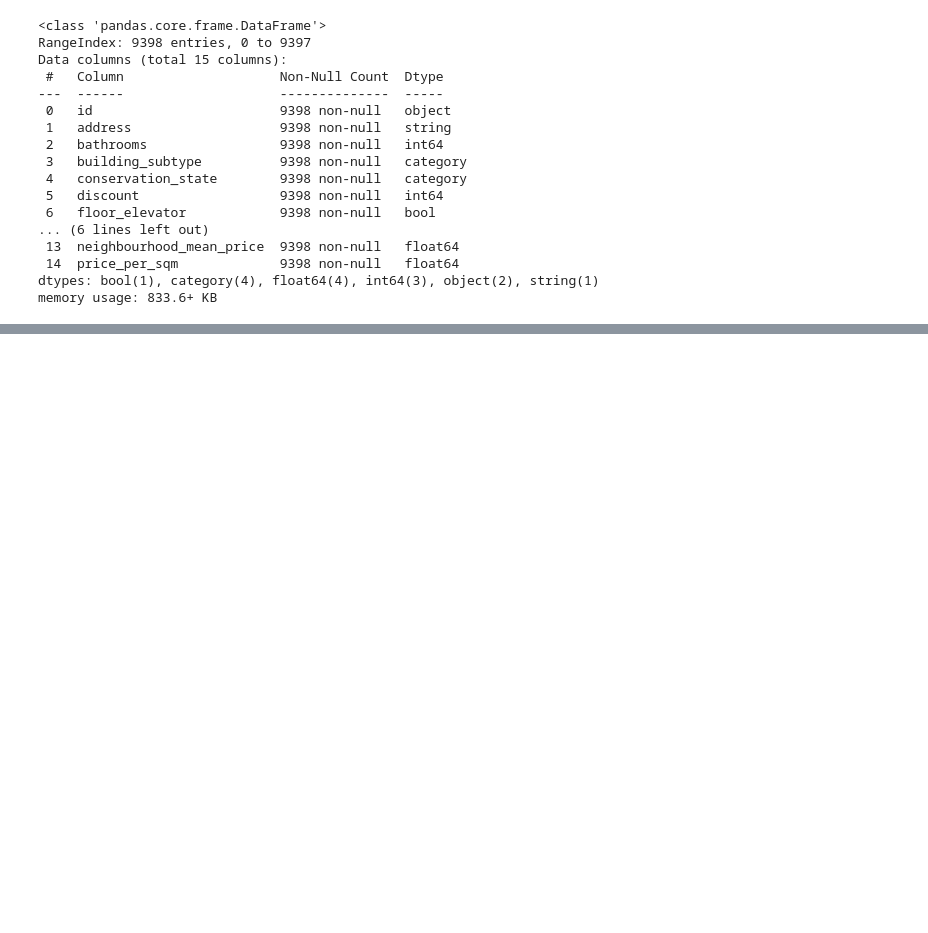
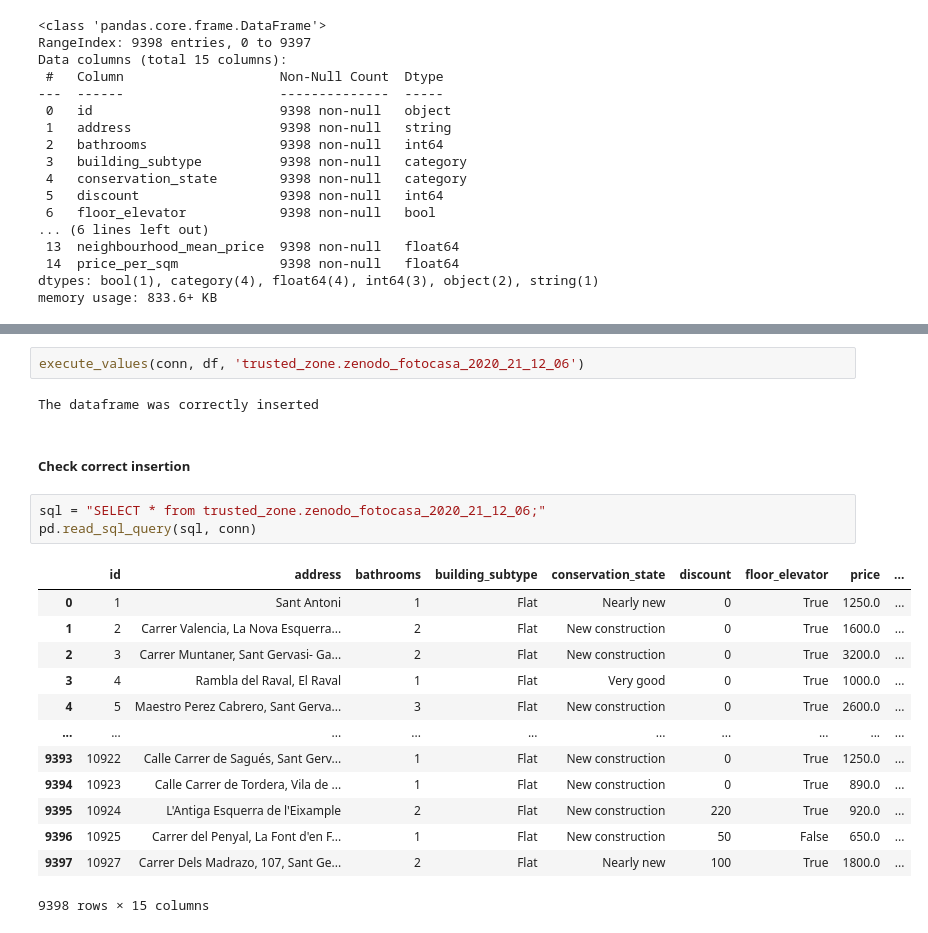
Before and after one commit to jordi-cluet/ADSDB-EtE-Project, a Jupyter notebook: format_housing.ipynb, the cells around one changed output, grey strips where cells are left out. Drawn from its saved outputs; the diff is of its cells as text; blank space fills up the shorter version.

Commit message:
Load housing table into trusted zone

```diff
--- a/format_housing.ipynb
+++ b/format_housing.ipynb
@@ -680,0 +737,23 @@ memory usage: 833.6+ KB
+# %%
+execute_values(conn, df, 'trusted_zone.zenodo_fotocasa_2020_21_12_06')
+# %% [output]
+The dataframe was correctly inserted
+# %% [markdown]
+##### Check correct insertion
+# %%
+sql = "SELECT * from trusted_zone.zenodo_fotocasa_2020_21_12_06;"
+pd.read_sql_query(sql, conn)
+# %% [output]
+|  | id | address | bathrooms | building_subtype | conservation_state | discount | floor_elevator | price | ... |
+| 0 | 1 | Sant Antoni | 1 | Flat | Nearly new | 0 | True | 1250.0 | ... |
+| 1 | 2 | Carrer Valencia, La Nova Esquerra... | 2 | Flat | New construction | 0 | True | 1600.0 | ... |
+| 2 | 3 | Carrer Muntaner, Sant Gervasi- Ga... | 2 | Flat | New construction | 0 | True | 3200.0 | ... |
+| 3 | 4 | Rambla del Raval, El Raval | 1 | Flat | Very good | 0 | True | 1000.0 | ... |
+| 4 | 5 | Maestro Perez Cabrero, Sant Gerva... | 3 | Flat | New construction | 0 | True | 2600.0 | ... |
+| ... | ... | ... | ... | ... | ... | ... | ... | ... | ... |
+| 9393 | 10922 | Calle Carrer de Sagués, Sant Gerv... | 1 | Flat | New construction | 0 | True | 1250.0 | ... |
+| 9394 | 10923 | Calle Carrer de Tordera, Vila de ... | 1 | Flat | New construction | 0 | True | 890.0 | ... |
+| 9395 | 10924 | L'Antiga Esquerra de l'Eixample | 2 | Flat | New construction | 220 | True | 920.0 | ... |
+| 9396 | 10925 | Carrer del Penyal, La Font d'en F... | 1 | Flat | New construction | 50 | False | 650.0 | ... |
+| 9397 | 10927 | Carrer Dels Madrazo, 107, Sant Ge... | 2 | Flat | Nearly new | 100 | True | 1800.0 | ... |
+9398 rows × 15 columns
```
Also changed, not shown: parts of 10 cells of this notebook.
